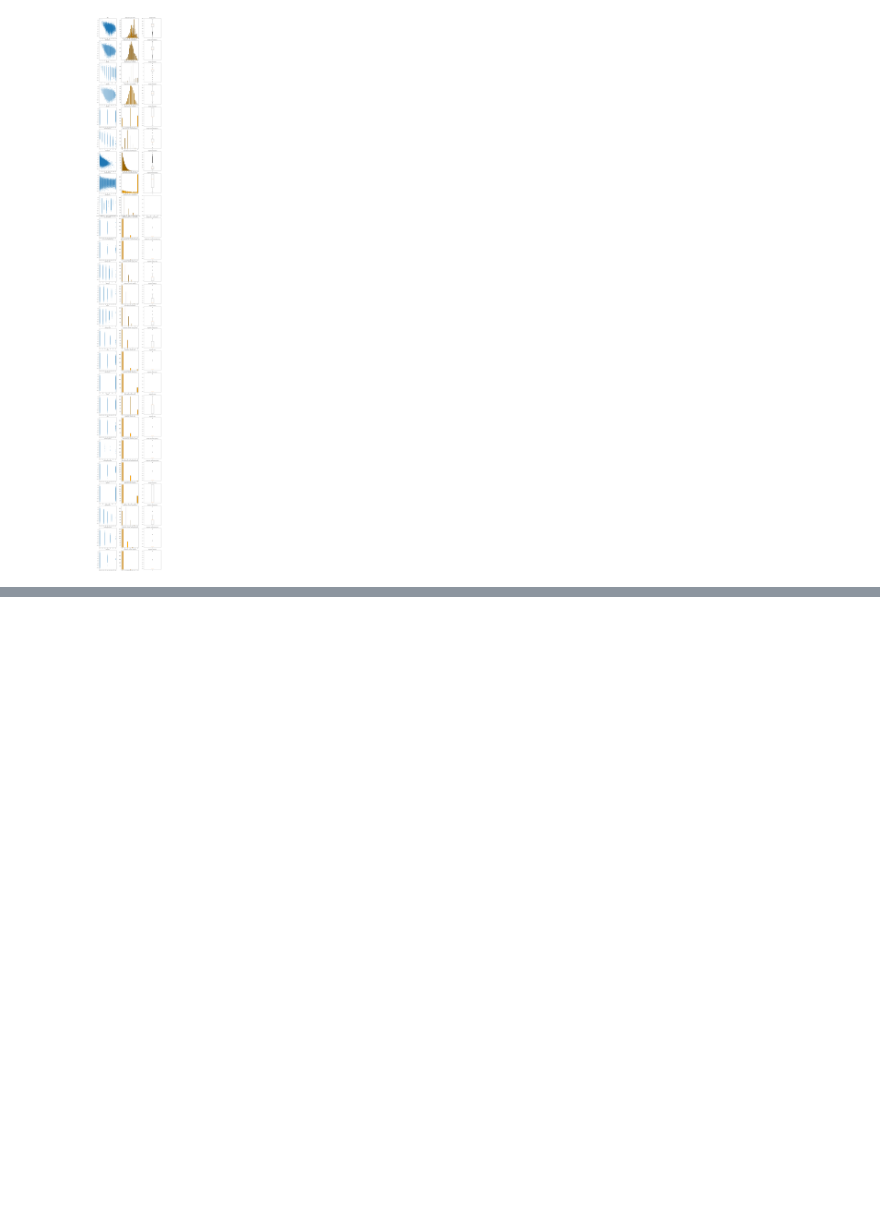
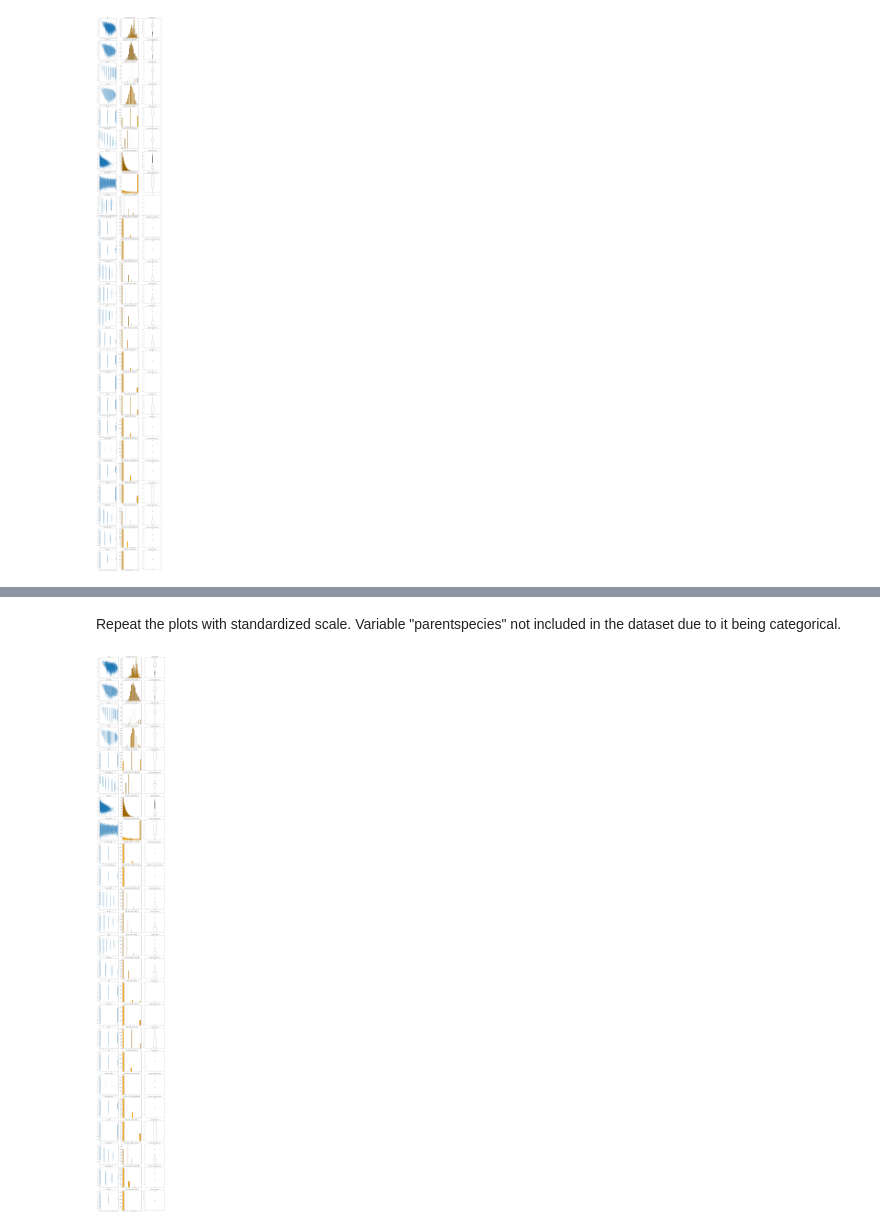
Before and after one commit to maijams/iml-term-project, a Jupyter notebook: pre-processing.ipynb, the cells around one changed output, grey strips where cells are left out. Saved outputs shown, nothing was run; the diff lists cells and outputs as text; code cells hidden in the pictures; blank space fills up the shorter version.

Commit message:
Added scaling of explainable variables etc.

```diff
--- a/pre-processing.ipynb
+++ b/pre-processing.ipynb
@@ -88,0 +81,17 @@ plt.show()
+# %%
+standard_scaler = StandardScaler()
+
+x_train_less_one = x_train.drop("parentspecies", axis=1)
+variable_names = x_train_less_one.columns
+
+#Fit the scaler on and transform the training data
+x_train_less_one_scaled =  standard_scaler.fit_transform(x_train_less_one)
+x_train_less_one_scaled =  pd.DataFrame(x_train_less_one_scaled, columns=variable_names)
+#print(x_train_less_one_scaled)
+
+#Transform the test data using the same scaler as with training data
+x_test_less_one = x_test.drop("parentspecies", axis=1)
+variable_names_test = x_test_less_one.columns
+x_test_less_one_scaled = standard_scaler.transform(x_test_less_one)
+x_test_less_one_scaled = pd.DataFrame(x_test_less_one_scaled, columns=variable_names_test)
+#print(x_test_less_one_scaled)
@@ -89,3 +116,31 @@ plt.show()
+# %% [markdown]
+Repeat the plots with standardized scale. Variable "parentspecies" not included in the dataset due to it being categorical.
+# %%
+n = x_train_less_one_scaled.shape[1]
+
+fig, axes = plt.subplots(n, 3, figsize=(15, 5 * n))
+
+# Plot each column
+for i in range(n):
+    #Scatter plot
+    axes[i,0].scatter(x_train_less_one_scaled.iloc[:, i], target, label=x_train_less_one_scaled.columns[i], marker='.')
+    axes[i,0].set_title(x_train_less_one_scaled.columns[i])
+
+    # Add a histogram for the count of observations
+    axes[i,1].hist(x_train_less_one_scaled.iloc[:,i], bins="auto", color='orange', edgecolor="black")
+    axes[i,1].set_title(f'Observation Count for {x_train_less_one_scaled.columns[i]}')
+
+    #Add a boxplot for a variable
+    axes[i, 2].boxplot(x_train_less_one_scaled.iloc[:, i])
+    axes[i, 2].set_title(f'Boxplot for {x_train_less_one_scaled.columns[i]}')
+
+# Adjust layout
+plt.tight_layout()
+
+# Show the plots
+plt.show()
+# %% [output]
+[figure, added]
 # %% [markdown]
 Q&A
 - Should we include the "Id" column in both x_train and y_train DataFrames?
```
Also changed, not shown: parts of 6 cells of this notebook, 1 other file.
